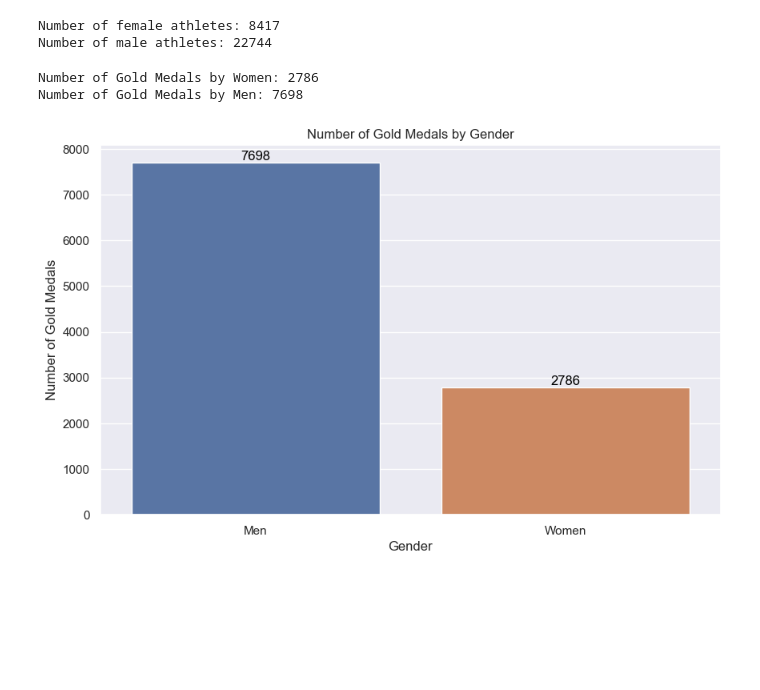
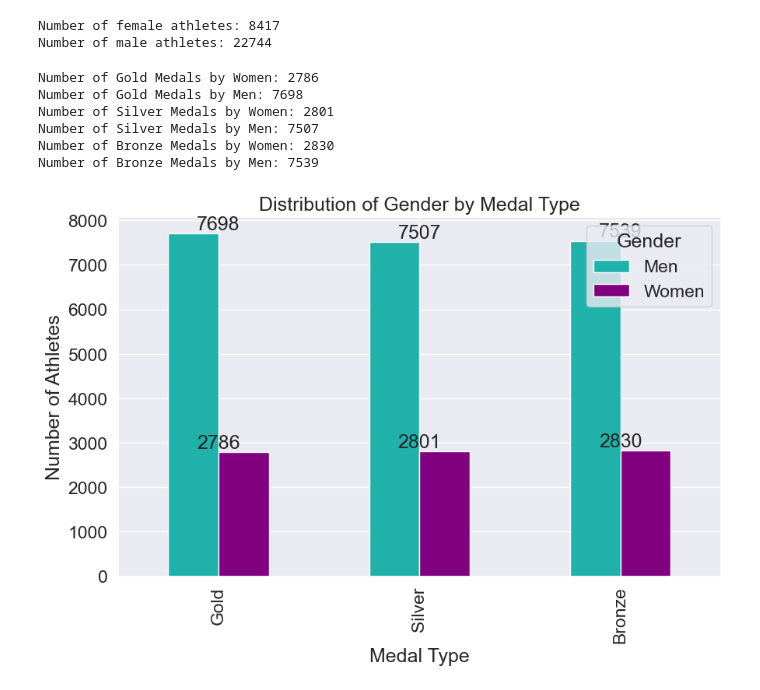
Before and after one commit to cnskzlrmt/summer-olympic-games-project, a Jupyter notebook: Summer_Olympic_Games.ipynb, the cells around one changed output. Saved outputs shown, nothing was run; the diff lists cells and outputs as text; code cells hidden in the pictures; blank space fills up the shorter version.

```diff
--- a/Summer_Olympic_Games.ipynb
+++ b/Summer_Olympic_Games.ipynb
@@ -198,0 +203,16 @@ plt.show()
+# %%
+#Top 10 Countries by Medals
+top10_df = pd.DataFrame({
+    'Country': top10.index,
+    'Gold': top10_gold_counts.reindex(top10.index, fill_value=0),
+    'Silver': top10_silver_counts.reindex(top10.index, fill_value=0),
+    'Bronze': top10_bronze_counts.reindex(top10.index, fill_value=0)
+})
+top10_df_melted = top10_df.melt('Country', var_name='Medal', value_name='Count')
+
+plt.figure(figsize=(20, 10))
+sns.set(font_scale=1.8)
+sns.barplot(data=top10_df_melted, x='Country', y='Count', hue='Medal', order=top10_df['Country'],
+            palette={"Gold": "yellow", "Silver": "grey", "Bronze": "brown"})
+plt.title("Top 10 Countries by Medals", fontsize=18)
+plt.show()
@@ -205,20 +227,39 @@ Number of female athletes: 8417
 Number of male athletes: 22744
 # %%
 gender_gold_counts = df[df['Medal'] == 2 ]['Gender'].value_counts()
+gender_silver_counts = df[df['Medal'] == 1 ]['Gender'].value_counts()
+gender_bronze_counts = df[df['Medal'] == 0 ]['Gender'].value_counts()
 print("Number of Gold Medals by Women:", gender_gold_counts['Women'])
 print("Number of Gold Medals by Men:", gender_gold_counts['Men'])
+print("Number of Silver Medals by Women:", gender_silver_counts['Women'])
+print("Number of Silver Medals by Men:", gender_silver_counts['Men'])
+print("Number of Bronze Medals by Women:", gender_bronze_counts['Women'])
+print("Number of Bronze Medals by Men:", gender_bronze_counts['Men'])
 # %% [output]
 Number of Gold Medals by Women: 2786
 Number of Gold Medals by Men: 7698
+Number of Silver Medals by Women: 2801
+Number of Silver Medals by Men: 7507
+Number of Bronze Medals by Women: 2830
+Number of Bronze Medals by Men: 7539
 # %%
 #Number of Gold Medals by Gender
-plt.figure(figsize=(10, 6))
-sns.barplot(x=gender_gold_counts.index, y=gender_gold_counts.values)
-for i, value in enumerate(gender_gold_counts.values):
-    plt.text(i, value + 0.1, str(value), ha='center', va='bottom', fontsize=12, color='black')
-plt.title("Number of Gold Medals by Gender")
-plt.xlabel("Gender")
-plt.ylabel("Number of Gold Medals")
+gender_counts = pd.DataFrame({
+    'Gold': gender_gold_counts,
+    'Silver': gender_silver_counts,
+    'Bronze': gender_bronze_counts
+}).fillna(0)
+
+gender_counts.T.plot(kind='bar', stacked=False, color=['LightSeaGreen', 'purple'], figsize=(10, 6))
+
+for i, col in enumerate(gender_counts.columns):
+    for j, value in enumerate(gender_counts[col]):
+        plt.text(i, value + 0.1, str(value), ha='center', va='bottom')
+
+plt.title('Distribution of Gender by Medal Type')
+plt.xlabel('Medal Type')
+plt.ylabel('Number of Athletes')
+plt.legend(title='Gender')
 plt.show()
 # %% [output]
-[figure, old version]
+[figure, new version]
```
Also changed, not shown: parts of 7 cells of this notebook.
